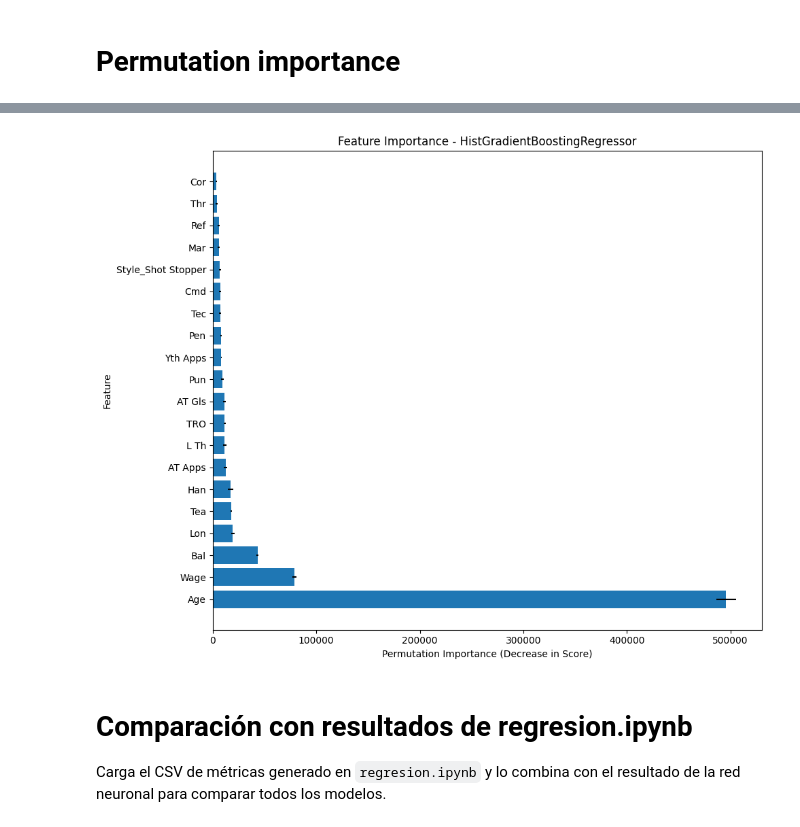
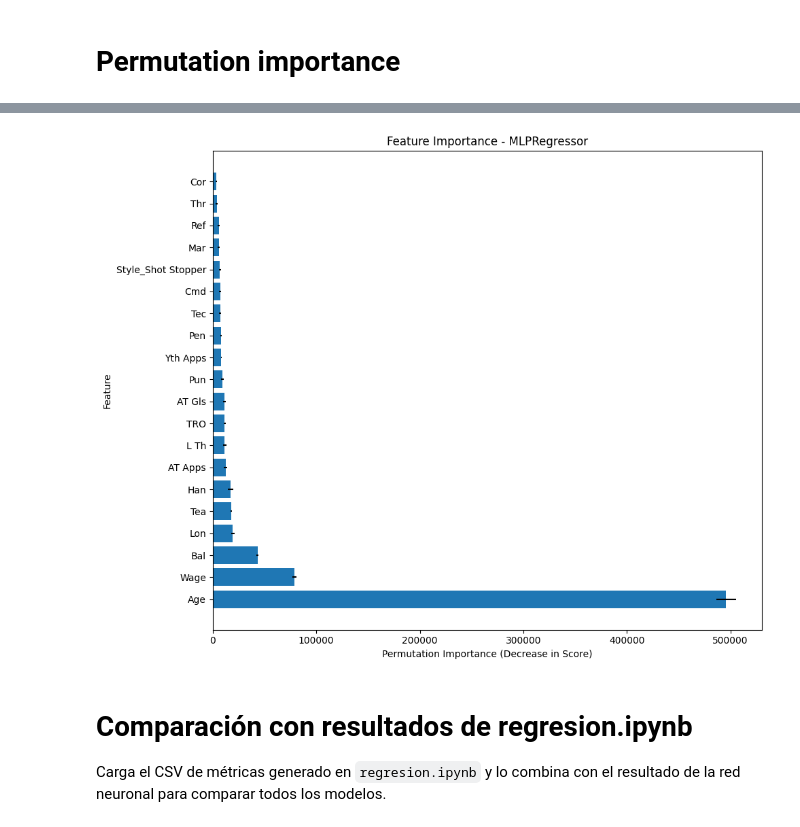
Before and after one commit to Leo11wasd/proyecto_mineria_y_analisis_de_datos, a Jupyter notebook: red_neuronal.ipynb, the cells around one changed output, grey strips where cells are left out. Drawn from its saved outputs; the diff is of its cells as text; code cells hidden in the pictures.

```diff
--- a/red_neuronal.ipynb
+++ b/red_neuronal.ipynb
@@ -280,35 +280,35 @@ print(importance_df)
 # %%
 import matplotlib.pyplot as plt
 
 # Optional: keep only top N features
 top_n = 20
 plot_df = importance_df.head(top_n)
 
 # Create figure
 plt.figure(figsize=(10, 8))
 
 # Horizontal bar plot
 plt.barh(
     plot_df["feature"],
     plot_df["importance_mean"],
     xerr=plot_df["importance_std"]
 )
 
 # Labels and title
 plt.xlabel("Permutation Importance (Decrease in Score)")
 plt.ylabel("Feature")
-plt.title("Feature Importance - HistGradientBoostingRegressor")
+plt.title("Feature Importance - MLPRegressor")
 
 # Highest importance at top
 # plt.gca().invert_yaxis()
 
 # Better spacing
 plt.tight_layout()
 
 # Show plot
 plt.show()
 # %% [output]
-[figure, old version]
+[figure, new version]
 # %% [markdown]
 # Comparación con resultados de regresion.ipynb
 Carga el CSV de métricas generado en `regresion.ipynb` y lo combina con el resultado de la red neuronal para comparar todos los modelos.
```
Also changed, not shown: parts of 2 cells of this notebook, 1 other file.
